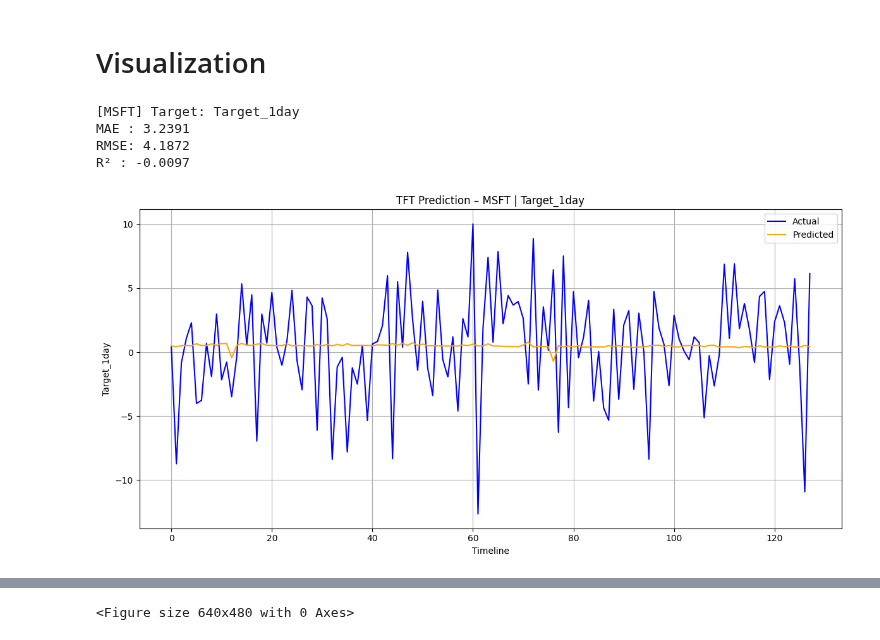
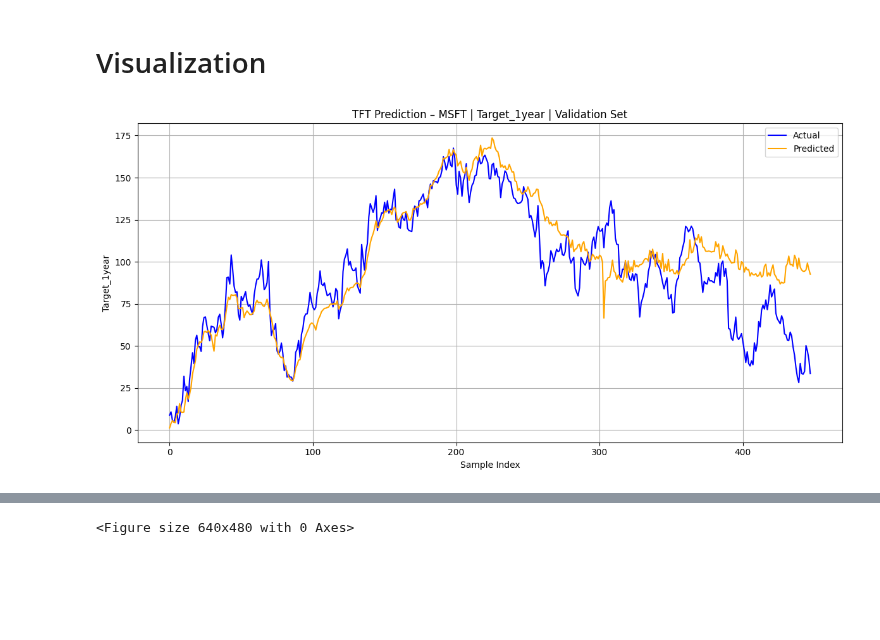
Before and after one commit to ManuelBagasina/DATCapstone, a Jupyter notebook: TFT.ipynb, the cells around one changed output, grey strips where cells are left out. Drawn from its saved outputs; the diff is of its cells as text; code cells hidden in the pictures; blank space fills up the shorter version.

```diff
--- a/TFT.ipynb
+++ b/TFT.ipynb
@@ -89,8 +89,8 @@ print(target_cols)
 # %%
 # Set parameters
 ticker = "MSFT"            # Companies, can change
-target = "Target_1day"    # Targets, can change
-max_encoder_length = 100    # Lookback period
+target = "Target_1year"    # Targets, can change
+max_encoder_length = 200    # Lookback period
 max_prediction_length = 1
 batch_size = 32
 max_epochs = 50
@@ -150,0 +145,7 @@ Training cutoff at index 522 (80% of 652 rows)
+# %%
+# Calculate cutoff points for train/val/test splits
+train_cutoff = df_ticker.shape[0] - int(df_ticker.shape[0] * 0.3)  # 70% for training
+val_cutoff = df_ticker.shape[0] - int(df_ticker.shape[0] * 0.15)   # 15% for validation, 15% for testing
+
+print(f"Training cutoff at index {train_cutoff} (70% of {df_ticker.shape[0]} rows)")
+print(f"Validation cutoff at index {val_cutoff} (85% of {df_ticker.shape[0]} rows)")
@@ -195,11 +220,11 @@ Validation samples: 129
 # Initialize  TFT model
 tft = TemporalFusionTransformer.from_dataset(
     training,
-    learning_rate=0.001,          # change based on how much training and time
-    hidden_size=256,              # change based on how much training and time
+    learning_rate=0.0001,          # change based on how much training and time
+    hidden_size=512,              # change based on how much training and time
     attention_head_size=8,        # change based on how much training and time
     dropout=0.3,                  # change based on how much training and time
-    hidden_continuous_size=64,    # change based on how much training and time
+    hidden_continuous_size=128,    # change based on how much training and time
     loss=RMSE(),
     reduce_on_plateau_patience=3,  # Reduce LR after 3 epochs without improvement
     optimizer="adamw",            # this is the best optimizer for TFT
@@ -286,0 +302,16 @@ Generated predictions for 129 samples
+# %%
+# Evaluate on validation set
+val_predictions = tft.predict(val_dataloader)
+val_actuals = torch.cat([y[0] for x, y in iter(val_dataloader)])
+val_pred = val_predictions.cpu().detach().numpy()
+val_true = val_actuals.cpu().detach().numpy()
+
+# Evaluate on test set - this is your true performance measure
+test_predictions = tft.predict(test_dataloader)
+test_actuals = torch.cat([y[0] for x, y in iter(test_dataloader)])
+test_pred = test_predictions.cpu().detach().numpy()
+test_true = test_actuals.cpu().detach().numpy()
+
+# Make sure arrays have the same length
+val_min_length = min(len(val_true), len(val_pred))
+test_min_length = min(len(test_true), len(test_pred))
@@ -287,35 +368,16 @@ Generated predictions for 129 samples
 # %% [markdown]
 # Visualization
-# %%
-# Make sure both arrays have the same length
-min_length = min(len(y_true), len(y_pred))
-y_true = y_true[:min_length]
-y_pred = y_pred[:min_length]
-
-# Now calculate metrics
-mae = mean_absolute_error(y_true, y_pred)
-rmse = np.sqrt(mean_squared_error(y_true, y_pred))
-r2 = r2_score(y_true, y_pred)
-
-print(f"\n[{ticker}] Target: {target}")
-print(f"MAE : {mae:.4f}")
-print(f"RMSE: {rmse:.4f}")
-print(f"R² : {r2:.4f}")
-# %% [output]
-[MSFT] Target: Target_1day
-MAE : 3.2391
-RMSE: 4.1872
-R² : -0.0097
 # %%
-# Visualization with a single line for actual and predicted
+# Validation set visualization
 plt.figure(figsize=(12, 6))
-plt.plot(y_true, label='Actual', color='blue')
-plt.plot(y_pred, label='Predicted', color='orange')
-plt.title(f"TFT Prediction – {ticker} | {target}")
-plt.xlabel('Timeline')
+plt.plot(val_true[:val_min_length], label='Actual', color='blue')
+plt.plot(val_pred[:val_min_length], label='Predicted', color='orange')
+plt.title(f"TFT Prediction – {ticker} | {target} | Validation Set")
+plt.xlabel('Sample Index')
 plt.ylabel(target)
 plt.legend()
 plt.grid(True)
 plt.tight_layout()
+plt.show()
 # %% [output]
-[figure, old version]
+[figure, new version]
```
Also changed, not shown: parts of 12 cells of this notebook.
